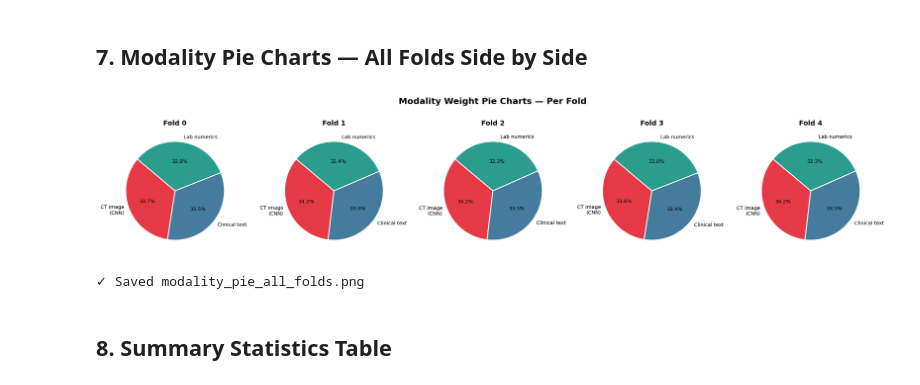
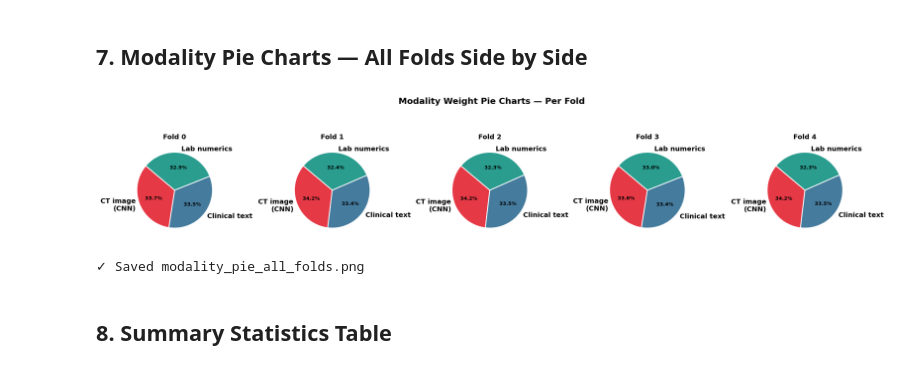
Before and after one commit to Souptik-123/PneumoFusion-Net-Cross_Attention, a Jupyter notebook: result_visual/fold_analysis.ipynb, the cells around one changed output. Saved outputs shown, nothing was run; the diff lists cells and outputs as text; code cells hidden in the pictures.

```diff
--- a/result_visual/fold_analysis.ipynb
+++ b/result_visual/fold_analysis.ipynb
@@ -259,27 +259,27 @@ print("✓ Saved modality_weights_comparison.png")
 # %%
 fig, axes = plt.subplots(1, NUM_FOLDS, figsize=(18, 4))
 fig.suptitle('Modality Weight Pie Charts — Per Fold', fontsize=14, fontweight='bold')
 
 for fold, ax in zip(range(NUM_FOLDS), axes):
     wt     = mod_weights[fold]['weights']
     labels = [l.replace(' (CNN)', '\n(CNN)') for l in wt.keys()]
     sizes  = list(wt.values())
     wedges, texts, autotexts = ax.pie(
         sizes, labels=labels, colors=MODALITY_COLORS,
         autopct='%1.1f%%', startangle=140,
         wedgeprops=dict(edgecolor='white', linewidth=1.5),
-        textprops=dict(fontsize=8)
+        textprops=dict(fontsize=11, fontweight='bold')
     )
     for at in autotexts:
         at.set_fontsize(8)
     ax.set_title(f'Fold {fold}', fontsize=11, fontweight='bold')
 
 plt.tight_layout()
 plt.savefig('modality_pie_all_folds.png', dpi=130, bbox_inches='tight')
 plt.show()
 print("✓ Saved modality_pie_all_folds.png")
 # %% [output]
-[figure, old version]
+[figure, new version]
 ✓ Saved modality_pie_all_folds.png
 # %% [markdown]
 ## 8. Summary Statistics Table
```
Also changed, not shown: 6 other files.
